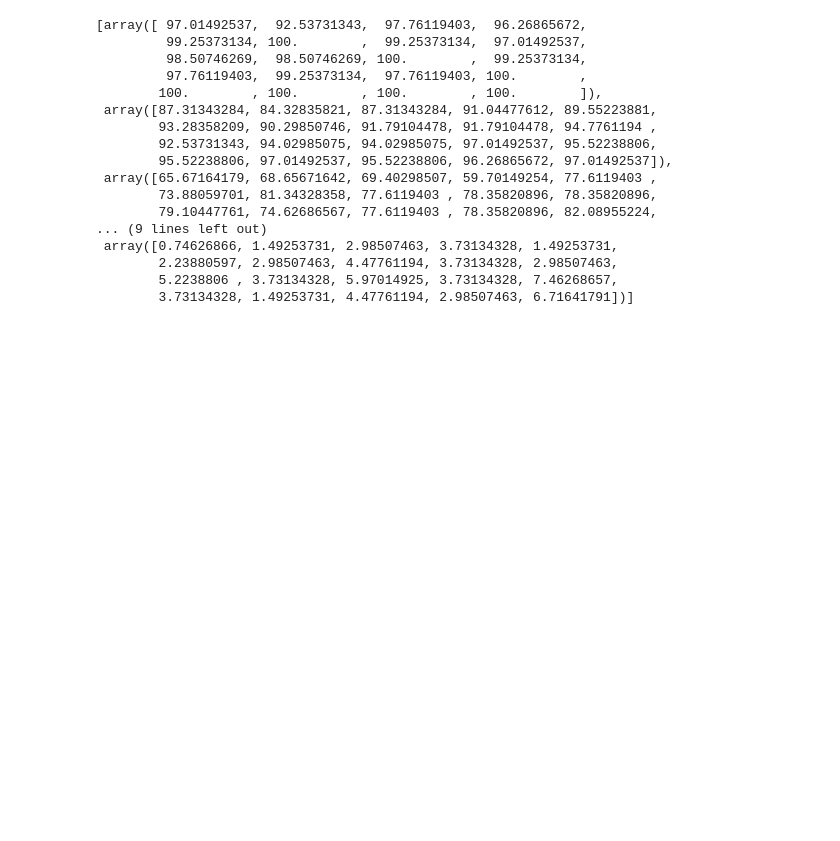
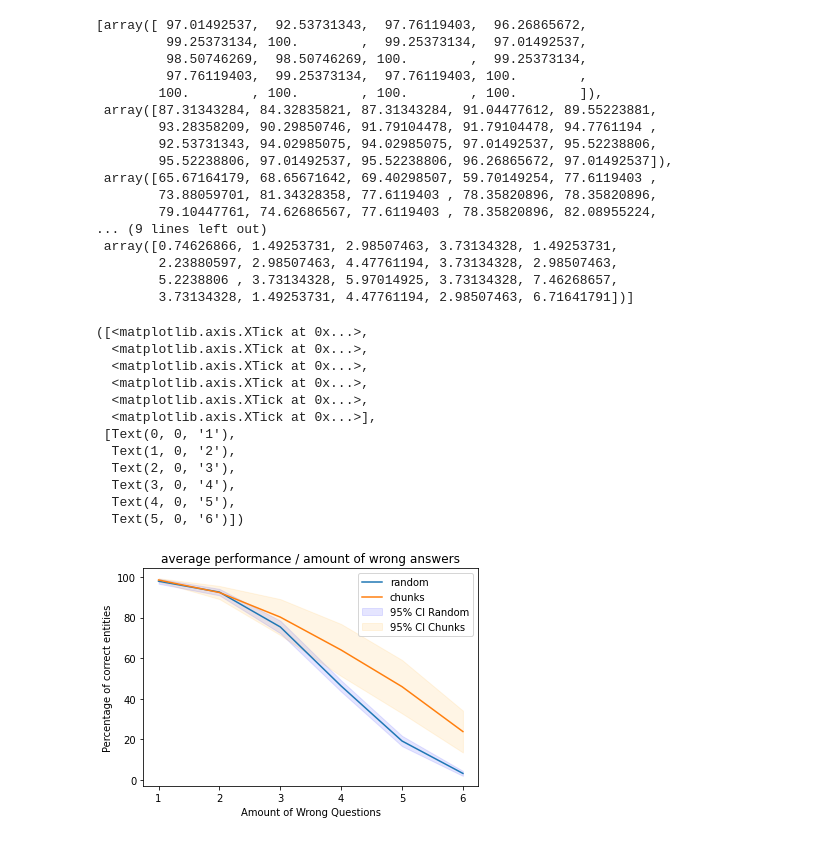
Before and after one commit to toschka123/20QProb---Bachelor-Thesis, a Jupyter notebook: Results.ipynb, the cells around one changed output. Saved outputs shown, nothing was run; the diff lists cells and outputs as text; code cells hidden in the pictures; blank space fills up the shorter version.

```diff
--- a/Results.ipynb
+++ b/Results.ipynb
@@ -958,3 +959,44 @@ nplusxs
         2.23880597, 2.98507463, 4.47761194, 3.73134328, 2.98507463,
         5.2238806 , 3.73134328, 5.97014925, 3.73134328, 7.46268657,
         3.73134328, 1.49253731, 4.47761194, 2.98507463, 6.71641791])]
+# %%
+import scipy.stats as st
+ciLowRand=[]
+ciHighRand=[]
+for i in  resWrongRandom:
+    vals = st.t.interval(confidence=0.95, df=len(i)-1, loc=np.mean(i), scale=st.sem(i))
+    ciHighRand.append(vals[1])
+    ciLowRand.append(vals[0])
+
+ciLowChunk=[]
+ciHighChunk=[]
+for i in chunks:
+    vals = st.t.interval(confidence=0.95, df=len(i)-1, loc=np.mean(i), scale=st.sem(i))
+    ciHighChunk.append(vals[1])
+    ciLowChunk.append(vals[0])
+# %%
+fig4, ax4 = plt.subplots()
+ci = 1.96 * np.std(PerformanceNWrongsRandom)/np.sqrt(6)
+ci2 = 1.96 * np.std(avgOverAll)/np.sqrt((6))
+ax4.plot(range(0,len(PerformanceNWrongsRandom)),PerformanceNWrongsRandom, label = "random")
+ax4.plot(range(0,len(avgOverAll)), avgOverAll, label = "chunks")
+ax4.fill_between(range(6), (ciLowRand), (ciHighRand), color='b', alpha=.1, label = "95% CI Random")
+ax4.fill_between(range(6), (ciLowChunk), (ciHighChunk), color='orange', alpha=.1,label = "95% CI Chunks")
+ax4.set(xlabel='Amount of Wrong Questions', ylabel ='Percentage of correct entities', title='average performance / amount of wrong answers')
+ax4.legend()
+plt.savefig("AlternativeIntervalsRandChunk.png")
+plt.xticks(range(0,6), [1,2,3,4,5,6])
+# %% [output]
+([<matplotlib.axis.XTick at 0x...>,
+  <matplotlib.axis.XTick at 0x...>,
+  <matplotlib.axis.XTick at 0x...>,
+  <matplotlib.axis.XTick at 0x...>,
+  <matplotlib.axis.XTick at 0x...>,
+  <matplotlib.axis.XTick at 0x...>],
+ [Text(0, 0, '1'),
+  Text(1, 0, '2'),
+  Text(2, 0, '3'),
+  Text(3, 0, '4'),
+  Text(4, 0, '5'),
+  Text(5, 0, '6')])
+[figure, added]
```
Also changed, not shown: parts of 3 cells of this notebook, 1 other file.
